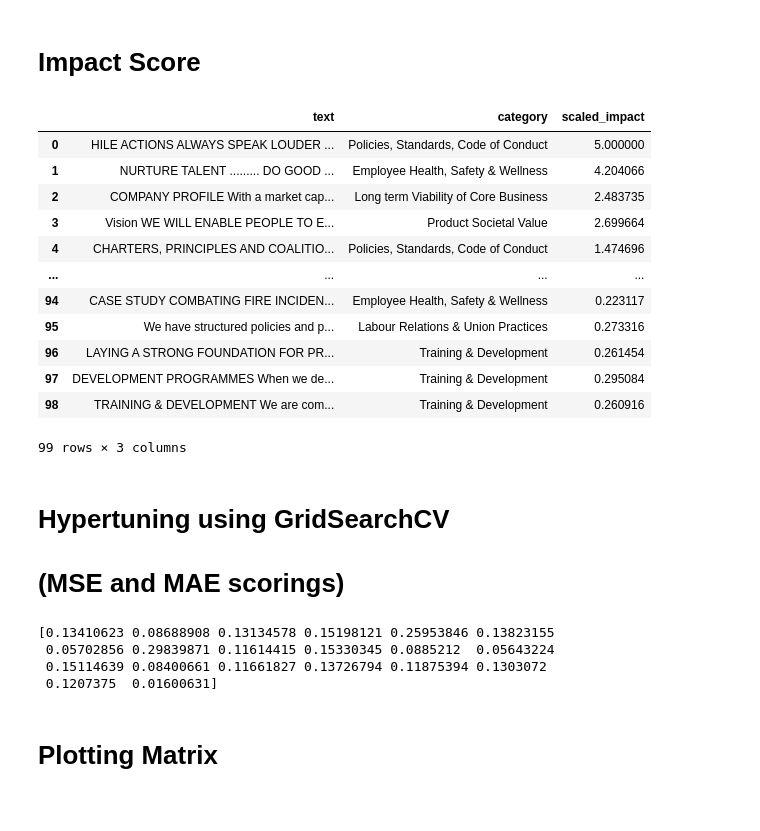
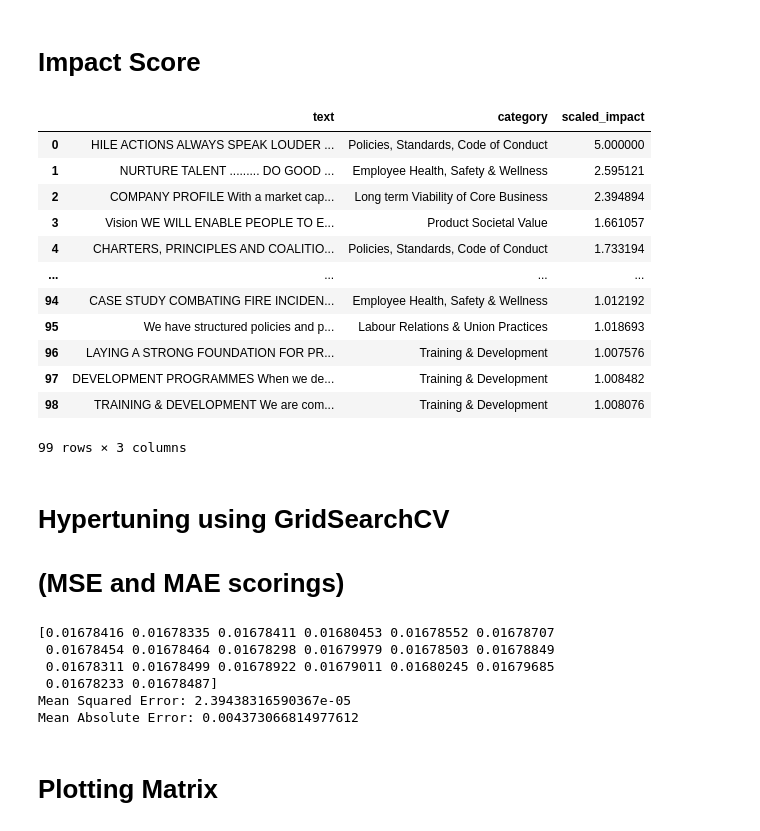
Before and after one commit to mahishamudaliar26/ModelTrainingusingMLModels, a Jupyter notebook: SentimentAnalysis.ipynb, the cells around one changed output. Cells and saved outputs as stored; diff of their text form; code cells hidden in the pictures.

```diff
--- a/SentimentAnalysis.ipynb
+++ b/SentimentAnalysis.ipynb
@@ -79,10 +78,10 @@ True
 import pandas as pd
 import chardet
 
-with open("Dataset.csv", 'rb') as f:
+with open("Stakeholders Dataset\Stakeholders Dataset.csv", 'rb') as f:
     result = chardet.detect(f.read())  # detects encodings like UTF-8, ASCII, ISO-8859-1
 
-df = pd.read_csv("Dataset.csv", engine='python', encoding=result['encoding'])
+df = pd.read_csv("Stakeholders Dataset\Stakeholders Dataset.csv", engine='python', encoding=result['encoding'])
 df['category'].value_counts()
 # %% [output]
 category
@@ -136,10 +157,10 @@ dtype: int64
 # **Preprocessing**
 # %%
 # Detect encoding and load CSV file
-with open("Dataset.csv", 'rb') as f:
+with open("Stakeholders Dataset\Stakeholders Dataset.csv", 'rb') as f:
     result = chardet.detect(f.read())
 
-df = pd.read_csv("Dataset.csv", engine='python', encoding=result['encoding'])
+df = pd.read_csv("Stakeholders Dataset\Stakeholders Dataset.csv", engine='python', encoding=result['encoding'])
 
 # Display the category value counts
 # print(df['category'].value_counts())
@@ -538,14 +416,14 @@ from textblob import TextBlob
 # %%
-# Example of how to get sentiment scores using TextBlob
-def get_sentiment(text):
-    analysis = TextBlob(text)
-    return analysis.sentiment.polarity  # Returns a score from -1 (negative) to 1 (positive)
+# # Example of how to get sentiment scores using TextBlob
+# def get_sentiment(text):
+#     analysis = TextBlob(text)
+#     return analysis.sentiment.polarity  # Returns a score from -1 (negative) to 1 (positive)
 
-# Apply the function to your text data to get sentiment scores
-df['sentiment_score'] = df['text'].astype(str).apply(get_sentiment)
+# # Apply the function to your text data to get sentiment scores
+# df['sentiment_score'] = df['text'].astype(str).apply(get_sentiment)
 
-# Print the data with sentiment score
-df[['text', 'sentiment_score']]
-# Save text and sentiment scores to a new CSV file
-# df[['text', 'sentiment_score']].to_csv('sentiment_scores.csv', index=False, encoding='utf-8')
-df[['text', 'sentiment_score']]
+# # Print the data with sentiment score
+# df[['text', 'sentiment_score']]
+# # Save text and sentiment scores to a new CSV file
+# df[['text', 'sentiment_score']].to_csv('sentiment_scores_stakeholdersdataset.csv', index=False, encoding='utf-8')
+# df[['text', 'sentiment_score']]
@@ -568,38 +509,38 @@ df[['text', 'sentiment_score']]
 # %%
 from sklearn.feature_extraction.text import TfidfVectorizer
 from sklearn.preprocessing import MinMaxScaler
 
 # Calculate TF-IDF weights
 vectorizer = TfidfVectorizer()   #convert text data into numerical vectors using Term Frequency-Inverse Document Frequency (TF-IDF)
 tfidf_matrix = vectorizer.fit_transform(df['category'])
 df['tfidf_avg'] = tfidf_matrix.mean(axis=1)  # Calculates the average TF-IDF score for each document by taking the mean across all terms. This average is stored in the new column df['tfidf_avg'].
 
 # Calculate positional weight
 df['position_weight'] = 1 / (df.index + 1)
 
 # Calculate weighted impact score (without scaling)
-df['weighted_impact'] = df['sentiment_score'] * df['tfidf_avg'] * df['position_weight']
+df['weighted_impact'] = df['sentiment_score_svm'] * df['tfidf_avg'] * df['position_weight']
 
 # Scale the weighted_impact scores to 0-5 range
-scaler = MinMaxScaler(feature_range=(0, 5))
+scaler = MinMaxScaler(feature_range=(1, 5))
 df['scaled_impact'] = scaler.fit_transform(df[['weighted_impact']])
 
 # Save the results to a new CSV file
-# df[['text', 'category', 'scaled_impact']].to_csv('sentiment_analysis_results.csv', index=False, encoding='utf-8')
+df[['text', 'category', 'scaled_impact']].to_csv('Stakeholders Dataset\stakeholdersdataset_impactscore.csv', index=False, encoding='utf-8')
 df[['text', 'category', 'scaled_impact']]
 # %% [output]
 |  | text | category | scaled_impact |
 | 0 | HILE ACTIONS ALWAYS SPEAK LOUDER ... | Policies, Standards, Code of Conduct | 5.000000 |
-| 1 | NURTURE TALENT ......... DO GOOD ... | Employee Health, Safety & Wellness | 4.204066 |
-| 2 | COMPANY PROFILE With a market cap... | Long term Viability of Core Business | 2.483735 |
-| 3 | Vision WE WILL ENABLE PEOPLE TO E... | Product Societal Value | 2.699664 |
-| 4 | CHARTERS, PRINCIPLES AND COALITIO... | Policies, Standards, Code of Conduct | 1.474696 |
+| 1 | NURTURE TALENT ......... DO GOOD ... | Employee Health, Safety & Wellness | 2.595121 |
+| 2 | COMPANY PROFILE With a market cap... | Long term Viability of Core Business | 2.394894 |
+| 3 | Vision WE WILL ENABLE PEOPLE TO E... | Product Societal Value | 1.661057 |
+| 4 | CHARTERS, PRINCIPLES AND COALITIO... | Policies, Standards, Code of Conduct | 1.733194 |
 | ... | ... | ... | ... |
-| 94 | CASE STUDY COMBATING FIRE INCIDEN... | Employee Health, Safety & Wellness | 0.223117 |
-| 95 | We have structured policies and p... | Labour Relations & Union Practices | 0.273316 |
-| 96 | LAYING A STRONG FOUNDATION FOR PR... | Training & Development | 0.261454 |
-| 97 | DEVELOPMENT PROGRAMMES When we de... | Training & Development | 0.295084 |
-| 98 | TRAINING & DEVELOPMENT We are com... | Training & Development | 0.260916 |
+| 94 | CASE STUDY COMBATING FIRE INCIDEN... | Employee Health, Safety & Wellness | 1.012192 |
+| 95 | We have structured policies and p... | Labour Relations & Union Practices | 1.018693 |
+| 96 | LAYING A STRONG FOUNDATION FOR PR... | Training & Development | 1.007576 |
+| 97 | DEVELOPMENT PROGRAMMES When we de... | Training & Development | 1.008482 |
+| 98 | TRAINING & DEVELOPMENT We are com... | Training & Development | 1.008076 |
 99 rows × 3 columns
 # %% [markdown]
 # **Hypertuning using GridSearchCV**
@@ -617,7 +558,7 @@ from textblob import TextBlob
 
 # Split Data
 X = df['text']
-y = df['sentiment_score']
+y = df['sentiment_score_svm']
 X_train, X_test, y_train, y_test = train_test_split(X, y, test_size=0.2, random_state=42)
 
 # TF-IDF Vectorization
@@ -642,15 +583,17 @@ best_svr = grid_search.best_estimator_
 y_pred = best_svr.predict(X_test_tfidf)
 print(y_pred)
 
-# print("Mean Squared Error:", mean_squared_error(y_test, y_pred))
-# print("Mean Absolute Error:", mean_absolute_error(y_test, y_pred))
+print("Mean Squared Error:", mean_squared_error(y_test, y_pred))
+print("Mean Absolute Error:", mean_absolute_error(y_test, y_pred))
 
 # # Optionally, examine the best hyperparameters found by GridSearchCV
 # print("Best Hyperparameters:", grid_search.best_params_)
 # %% [output]
-[0.13410623 0.08688908 0.13134578 0.15198121 0.25953846 0.13823155
- 0.05702856 0.29839871 0.11614415 0.15330345 0.0885212  0.05643224
- 0.15114639 0.08400661 0.11661827 0.13726794 0.11875394 0.1303072
- 0.1207375  0.01600631]
+[0.01678416 0.01678335 0.01678411 0.01680453 0.01678552 0.01678707
+ 0.01678454 0.01678464 0.01678298 0.01679979 0.01678503 0.01678849
+ 0.01678311 0.01678499 0.01678922 0.01679011 0.01680245 0.01679685
+ 0.01678233 0.01678487]
+Mean Squared Error: 2.39438316590367e-05
+Mean Absolute Error: 0.004373066814977612
 # %% [markdown]
 # **Plotting Matrix**
```
Also changed, not shown: parts of 35 cells of this notebook, 15 other files.
